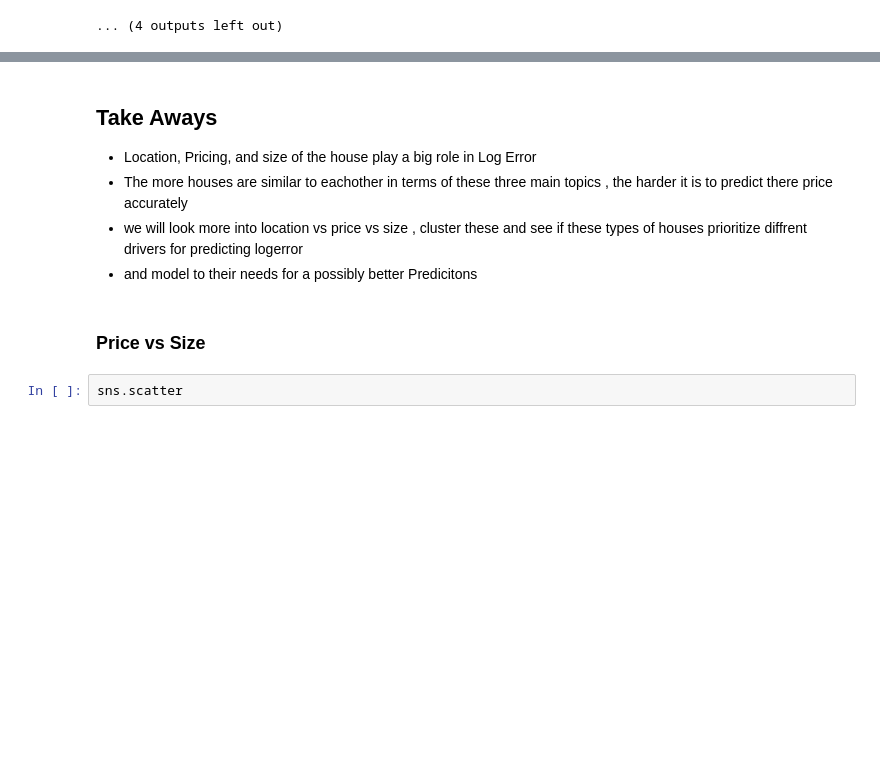
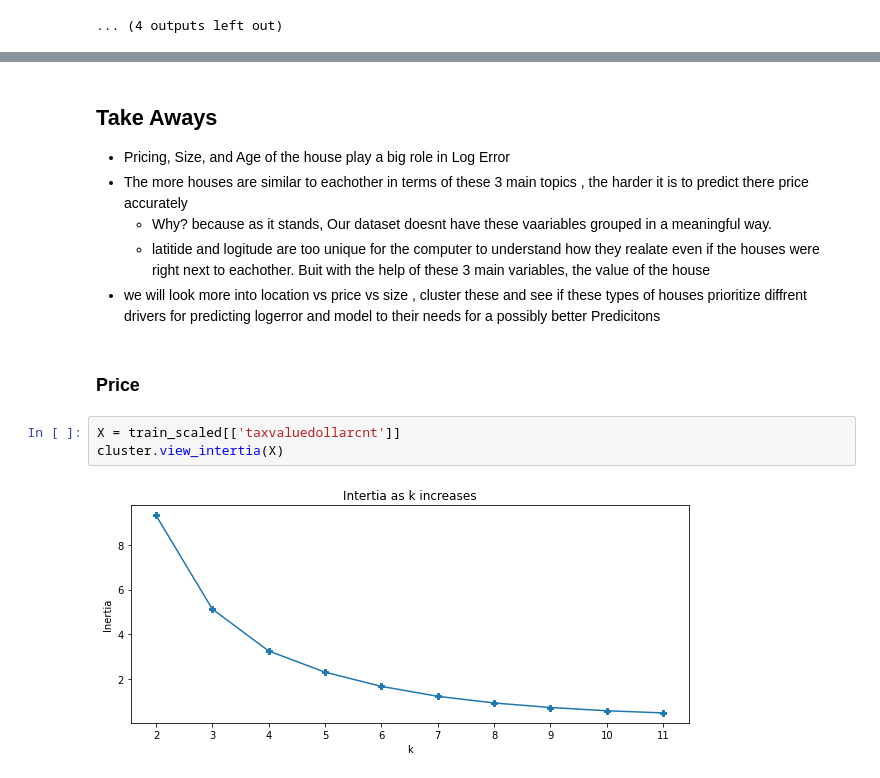
Before and after one commit to carterrxavier/clustering-project, a Jupyter notebook: initialnotebook.ipynb, the cells around one changed output, grey strips where cells are left out. Cells and saved outputs as stored; diff of their text form; blank space fills up the shorter version.

Commit message:
added clustering visualizations

```diff
--- a/initialnotebook.ipynb
+++ b/initialnotebook.ipynb
@@ -117,10 +98,15 @@ explore.plot_variable_pairs(train_scaled[cont_vars])
 # %% [markdown]
 ## Take Aways
-- Location, Pricing, and size of the house play a big role in Log Error
-- The more houses are similar to eachother in terms of these three main topics , the harder it is to predict there price accurately
-- we will look more into location vs price vs size , cluster these and see if these types of houses prioritize diffrent drivers for predicting logerror
-- and model to their needs for a possibly better Predicitons
+- Pricing, Size, and Age of the house play a big role in Log Error
+- The more houses are similar to eachother in terms of these 3 main topics , the harder it is to predict there price accurately
+    * Why? because as it stands, Our dataset doesnt have these vaariables grouped in a meaningful way.
+    * latitide and logitude are too unique for the computer to understand how they realate even if the houses were right next to eachother.
+     Buit with the help of these 3 main variables, the value of the house
+- we will look more into location vs price vs size , cluster these and see if these types of houses prioritize diffrent drivers for predicting logerror and model to their needs for a possibly better Predicitons
 # %% [markdown]
-### Price vs Size
+### Price
 # %%
-sns.scatter
+X = train_scaled[['taxvaluedollarcnt']]
+cluster.view_intertia(X)
+# %% [output]
+[figure, added]
```
Also changed, not shown: parts of 34 cells of this notebook, 1 other file.
